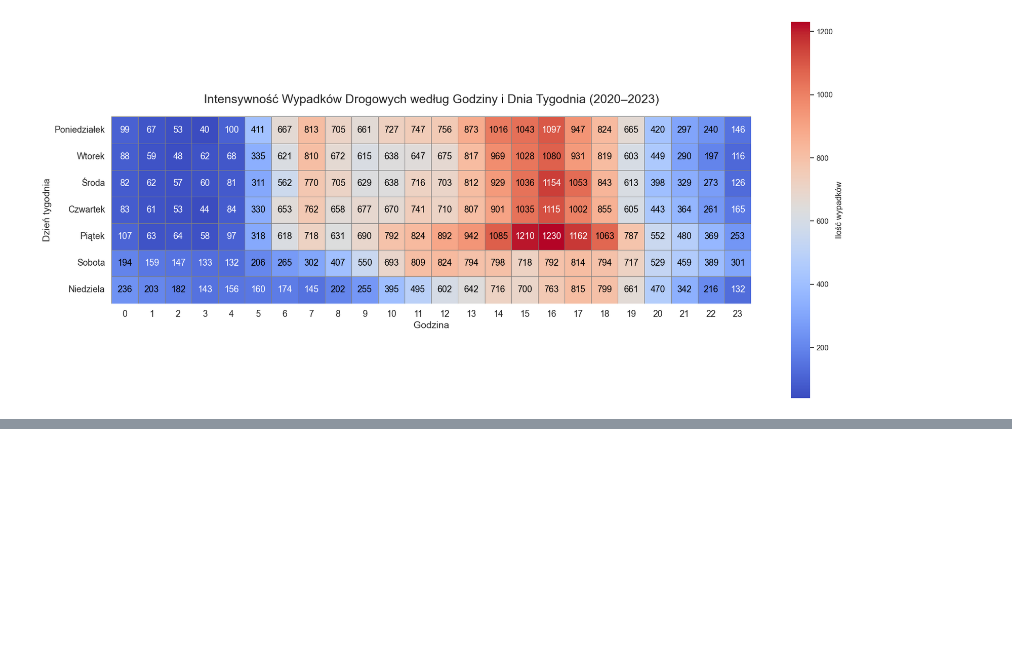
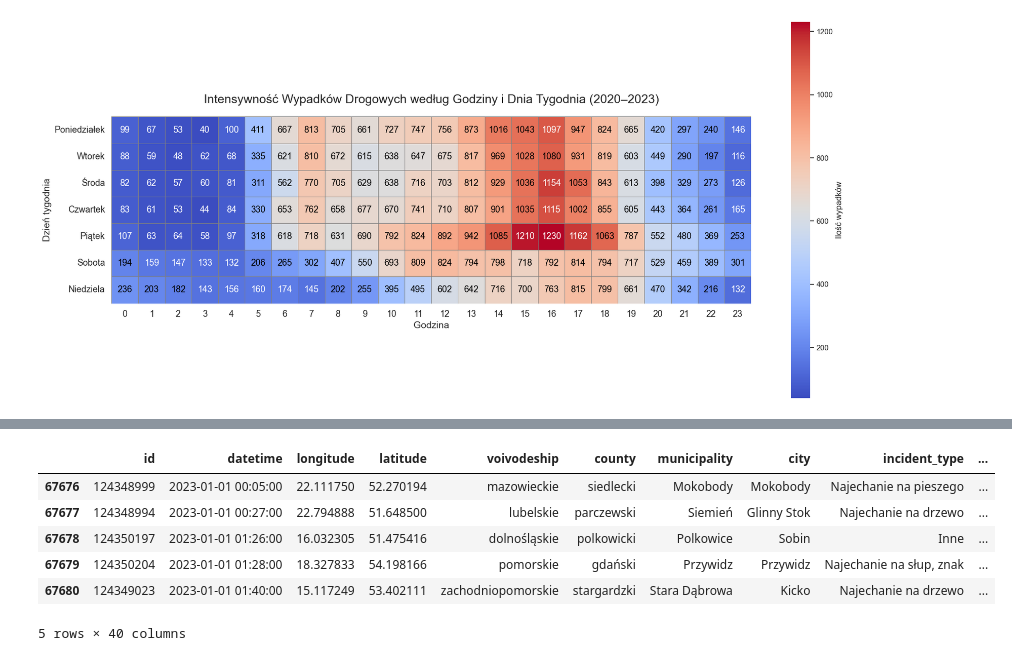
Before and after one commit to JankData/car-accidents-visualizations, a Jupyter notebook: notebooks/wypadki1.ipynb, the cells around one changed output, grey strips where cells are left out. Cells and saved outputs as stored; diff of their text form; code cells hidden in the pictures; blank space fills up the shorter version.

```diff
--- a/notebooks/wypadki1.ipynb
+++ b/notebooks/wypadki1.ipynb
@@ -329,0 +335,15 @@ plt.show()
+# %%
+df_acc = pd.read_csv("incidents.csv", low_memory=False)
+df_traffic = pd.read_csv("DANE2023.csv", sep=";", low_memory=False)
+# %%
+df_acc['datetime'] = pd.to_datetime(df['datetime'], format='ISO8601')
+df_acc_2023 = df_acc[df_acc["datetime"].dt.year == 2023].copy()
+df_acc_2023.head()
+# %% [output]
+|  | id | datetime | longitude | latitude | voivodeship | county | municipality | city | incident_type | ... |
+| 67676 | 124348999 | 2023-01-01 00:05:00 | 22.111750 | 52.270194 | mazowieckie | siedlecki | Mokobody | Mokobody | Najechanie na pieszego | ... |
+| 67677 | 124348994 | 2023-01-01 00:27:00 | 22.794888 | 51.648500 | lubelskie | parczewski | Siemień | Glinny Stok | Najechanie na drzewo | ... |
+| 67678 | 124350197 | 2023-01-01 01:26:00 | 16.032305 | 51.475416 | dolnośląskie | polkowicki | Polkowice | Sobin | Inne | ... |
+| 67679 | 124350204 | 2023-01-01 01:28:00 | 18.327833 | 54.198166 | pomorskie | gdański | Przywidz | Przywidz | Najechanie na słup, znak | ... |
+| 67680 | 124349023 | 2023-01-01 01:40:00 | 15.117249 | 53.402111 | zachodniopomorskie | stargardzki | Stara Dąbrowa | Kicko | Najechanie na drzewo | ... |
+5 rows × 40 columns
```
Also changed, not shown: parts of 8 cells of this notebook.
